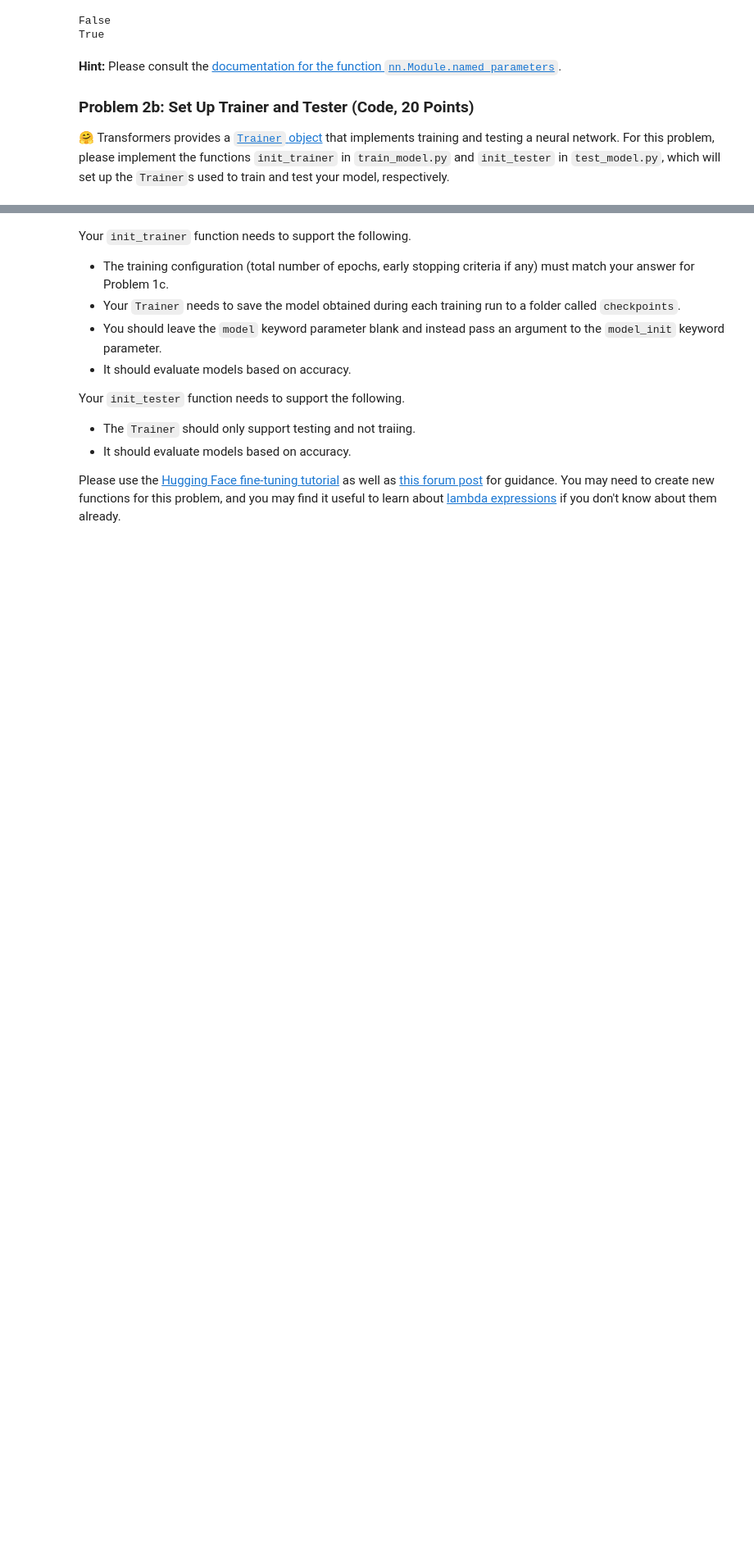
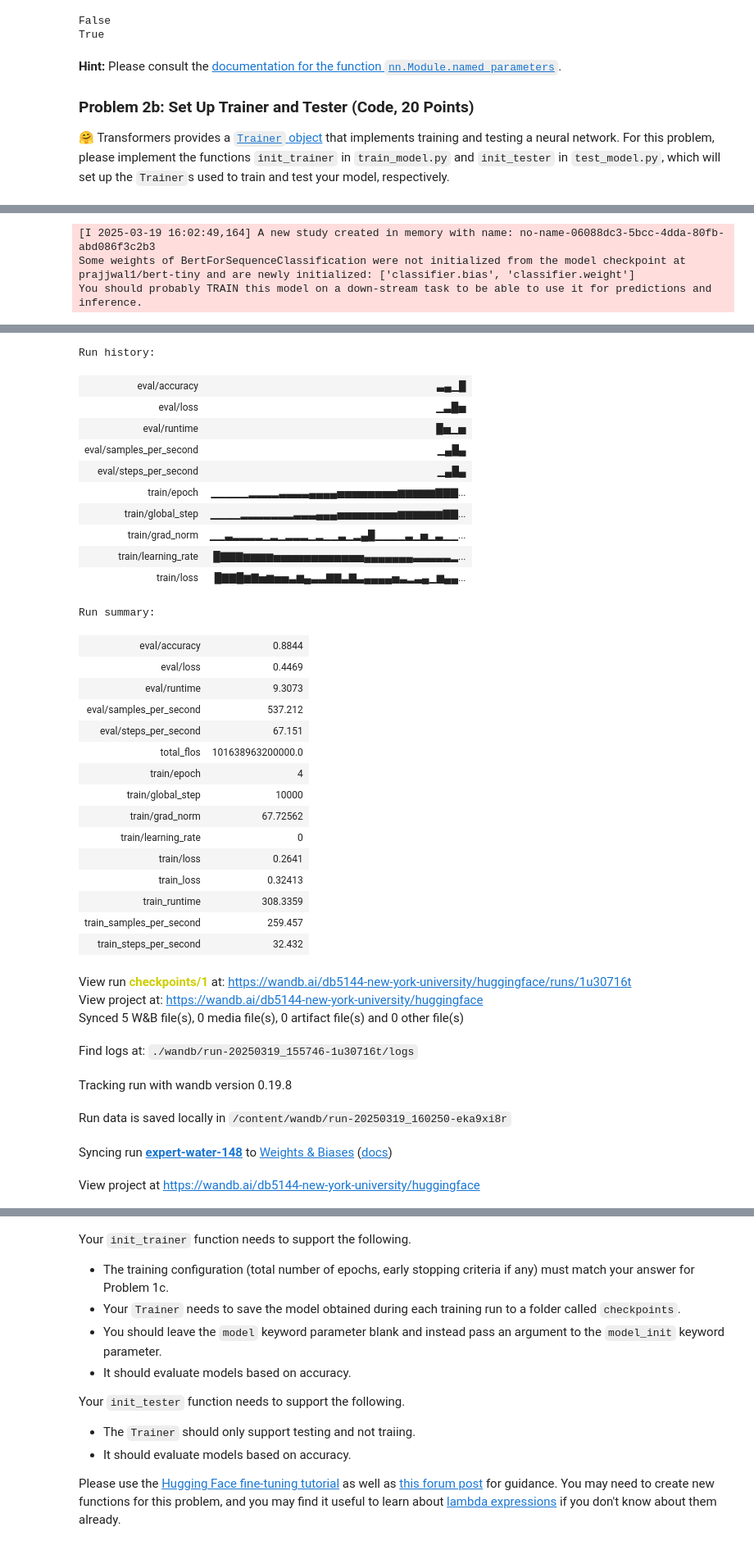
Before and after one commit to Deepali-BK/nlu_s25, a Jupyter notebook: hw2/hw2-pset.ipynb, the cells around one changed output, grey strips where cells are left out. Shown at 82% size. Cells and saved outputs as stored; diff of their text form; code cells hidden in the pictures; blank space fills up the shorter version.

```diff
--- a/hw2/hw2-pset.ipynb
+++ b/hw2/hw2-pset.ipynb
@@ -232,0 +271,8 @@ TrainOutput(global_step=10000, training_loss=0.32413340103626254, metrics={'trai
+# %%
+best_trian_without_bitfit = trainer.hyperparameter_search()
+
+    # Save best hyperparameters
+# %% [output]
+[I 2025-03-19 16:02:49,164] A new study created in memory with name: no-name-06088dc3-5bcc-4dda-80fb-abd086f3c2b3
+Some weights of BertForSequenceClassification were not initialized from the model checkpoint at prajjwal1/bert-tiny and are newly initialized: ['classifier.bias', 'classifier.weight']
+You should probably TRAIN this model on a down-stream task to be able to use it for predictions and inference.
@@ -232,0 +280,35 @@ TrainOutput(global_step=10000, training_loss=0.32413340103626254, metrics={'trai
+Run history:
+| eval/accuracy | ▃▄▁█ |
+| eval/loss | ▁▃█▅ |
+| eval/runtime | █▅▁▅ |
+| eval/samples_per_second | ▁▄█▄ |
+| eval/steps_per_second | ▁▄█▄ |
+| train/epoch | ▁▁▁▁▁▂▂▂▂▃▃▃▃▄▄▄▄▅▅▅▅▅▅▅▅▆▆▆▆▆▇▇▇... |
+| train/global_step | ▁▁▁▁▂▂▂▂▂▂▂▃▃▃▄▄▄▅▅▅▅▅▅▅▅▆▆▆▆▆▆▇▇... |
+| train/grad_norm | ▁▁▃▂▂▂▂▁▂▁▂▂▂▁▂▁▁▃▁▂▄█▁▁▁▁▃▁▅▁▃▁▁... |
+| train/learning_rate | █▇▇▇▆▆▆▆▅▅▅▅▅▅▅▅▅▅▅▅▄▄▄▄▄▄▄▃▃▃▃▃▂... |
+| train/loss | █▇▇█▆▇▅▆▅▅▃▆▄▃▃▇▇▃▇▃▄▄▄▄▅▃▂▃▄▁▆▄▄... |
+Run summary:
+| eval/accuracy | 0.8844 |
+| eval/loss | 0.4469 |
+| eval/runtime | 9.3073 |
+| eval/samples_per_second | 537.212 |
+| eval/steps_per_second | 67.151 |
+| total_flos | 101638963200000.0 |
+| train/epoch | 4 |
+| train/global_step | 10000 |
+| train/grad_norm | 67.72562 |
+| train/learning_rate | 0 |
+| train/loss | 0.2641 |
+| train_loss | 0.32413 |
+| train_runtime | 308.3359 |
+| train_samples_per_second | 259.457 |
+| train_steps_per_second | 32.432 |
+View run checkpoints/1 at: https://wandb.ai/db5144-new-york-university/huggingface/runs/1u30716t
+View project at: https://wandb.ai/db5144-new-york-university/huggingface
+Synced 5 W&B file(s), 0 media file(s), 0 artifact file(s) and 0 other file(s)
+Find logs at: ./wandb/run-20250319_155746-1u30716t/logs
+Tracking run with wandb version 0.19.8
+Run data is saved locally in /content/wandb/run-20250319_160250-eka9xi8r
+Syncing run expert-water-148 to Weights & Biases (docs)
+View project at https://wandb.ai/db5144-new-york-university/huggingface
```
Also changed, not shown: parts of 23 cells of this notebook.
